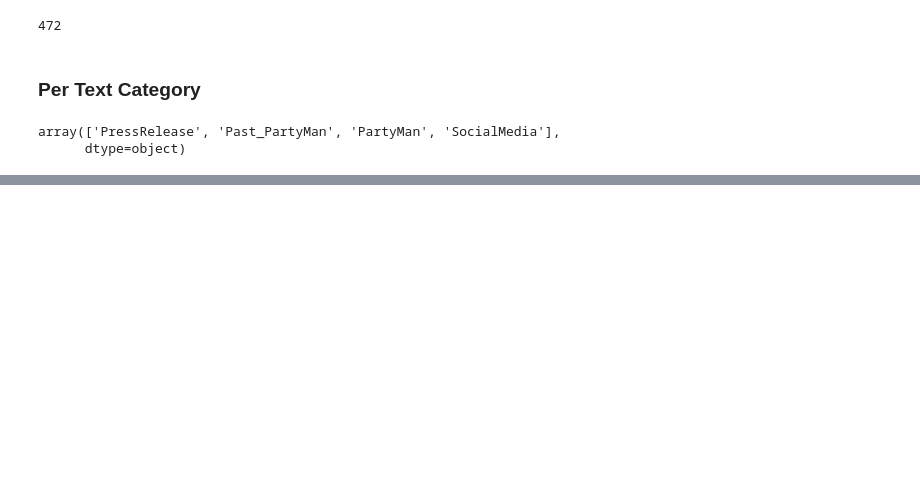
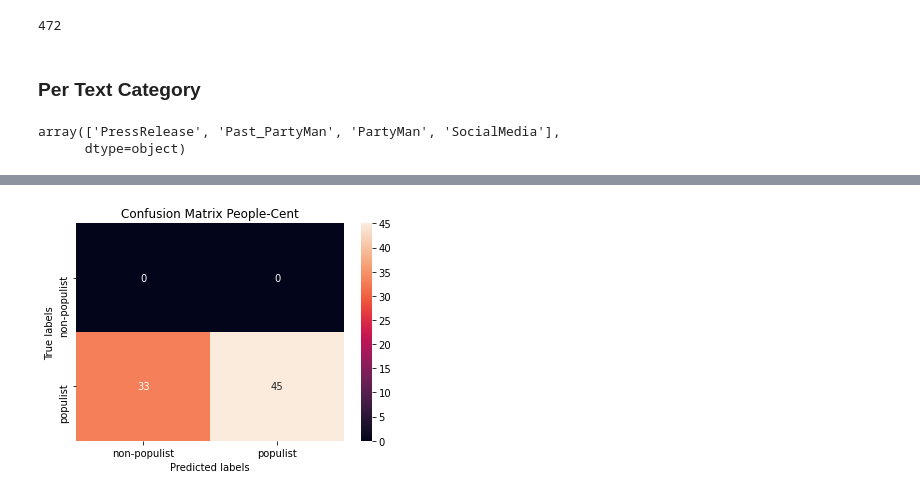
Before and after one commit to dschweim/WeakSupervisionForPopulismDetection, a Jupyter notebook: Notebooks/Interpretation and Error Analysis End Models.ipynb, the cells around one changed output, grey strips where cells are left out. Saved outputs shown, nothing was run; the diff lists cells and outputs as text; code cells hidden in the pictures; blank space fills up the shorter version.

```diff
--- a/Notebooks/Interpretation and Error Analysis End Models.ipynb
+++ b/Notebooks/Interpretation and Error Analysis End Models.ipynb
@@ -93,0 +96,6 @@ plot_cm(test_preds_SOCIALMEDIA, 'Social_Media')
+# %%
+test_preds_pc = test_preds.loc[(test_preds.POPULIST_PeopleCent == 1) & (test_preds.POPULIST_AntiElite == 0) & (test_preds.POPULIST_Sovereign == 0)]
+#test_pred_ae = merged_df.loc[merged_df.POPULIST_AntiElite == 1]
+#test_pred_sov = merged_df.loc[merged_df.POPULIST_Sovereign == 1]
+#merged_df_sov['POPULIST'] = merged_df_sov.POPULIST.astype(int)
+#merged_df_sov['label'] = merged_df_sov.label.astype(int)
@@ -93,0 +118,20 @@ plot_cm(test_preds_SOCIALMEDIA, 'Social_Media')
+# %%
+def plot_cm(df, name):
+
+    y_true=df.Y_test
+    y_pred=df.Y_pred
+
+    cm = confusion_matrix(y_true, y_pred)
+
+    ax= plt.subplot()
+    sns.heatmap(cm, annot=True, fmt='g', ax=ax);  #annot=True to annotate cells, ftm='g' to disable scientific notation
+
+    # labels, title and ticks
+    ax.set_xlabel('Predicted labels');ax.set_ylabel('True labels');
+    ax.set_title('Confusion Matrix '+ name);
+    ax.xaxis.set_ticklabels(['non-populist', 'populist']); ax.yaxis.set_ticklabels(['non-populist', 'populist']);
+    #plt.savefig('images/cm_label_model_' + name + '.png')
+# %%
+plot_cm(test_preds_pc, 'People-Cent')
+# %% [output]
+[figure, added]
```
Also changed, not shown: parts of 9 cells of this notebook, 8 other files.
